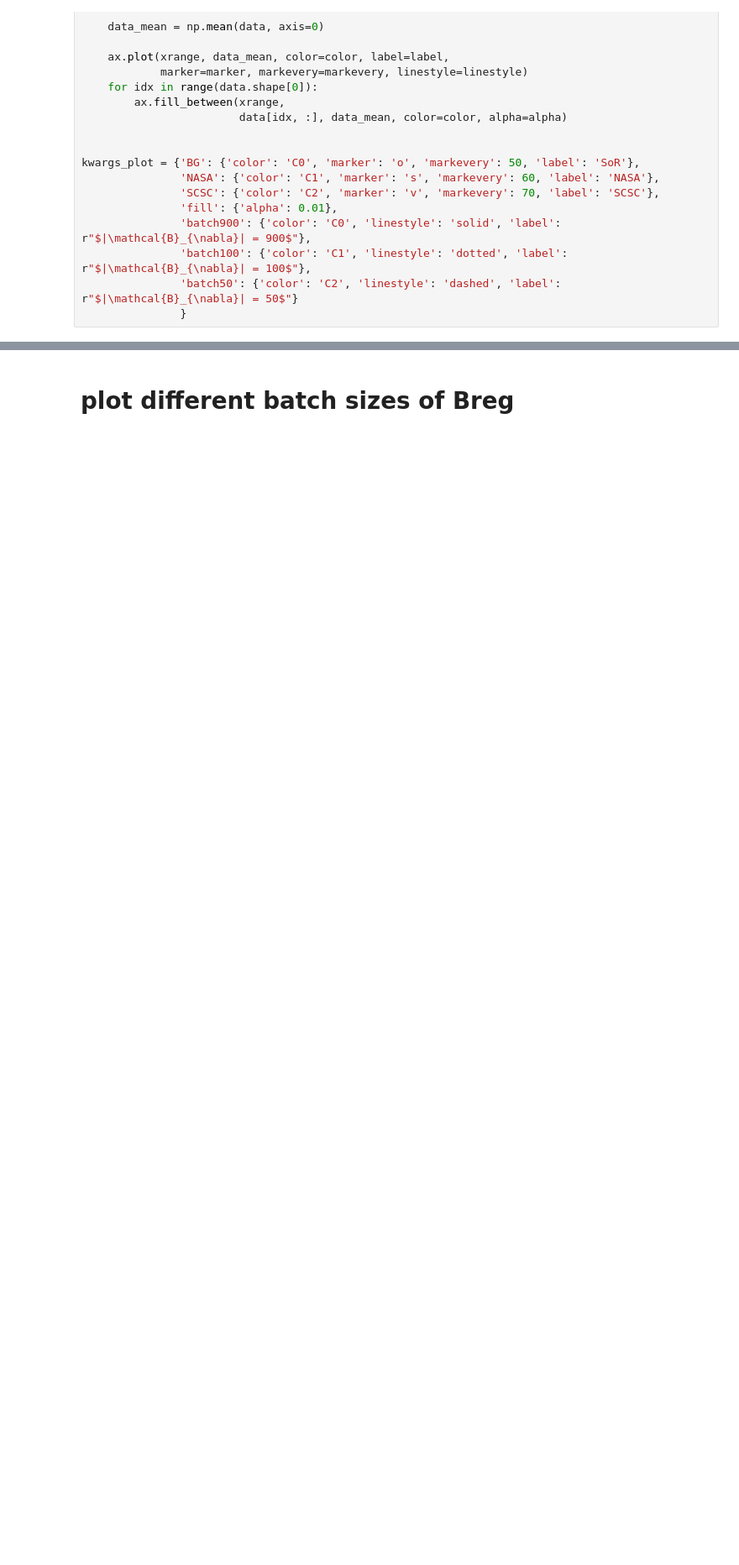
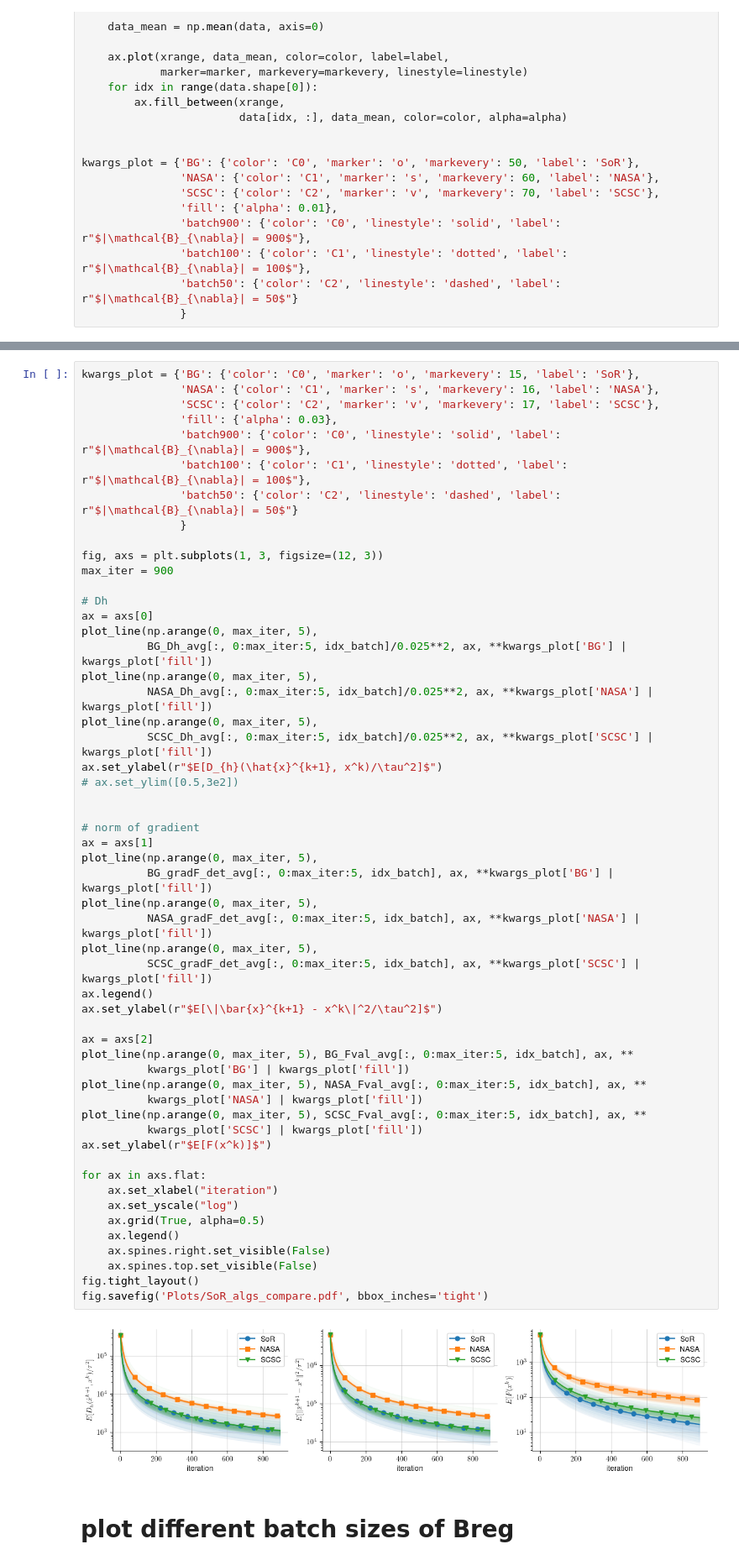
Before and after one commit to samdavanloo/BSC, a Jupyter notebook: SoR/SoR_plot.ipynb, the cells around one changed output, grey strips where cells are left out. Shown at 84% size. Drawn from its saved outputs; the diff is of its cells as text; blank space fills up the shorter version.

```diff
--- a/SoR/SoR_plot.ipynb
+++ b/SoR/SoR_plot.ipynb
@@ -183,2 +209,58 @@ for idx_batch in range(1):
+# %%
+kwargs_plot = {'BG': {'color': 'C0', 'marker': 'o', 'markevery': 15, 'label': 'SoR'},
+               'NASA': {'color': 'C1', 'marker': 's', 'markevery': 16, 'label': 'NASA'},
+               'SCSC': {'color': 'C2', 'marker': 'v', 'markevery': 17, 'label': 'SCSC'},
+               'fill': {'alpha': 0.03},
+               'batch900': {'color': 'C0', 'linestyle': 'solid', 'label': r"$|\mathcal{B}_{\nabla}| = 900$"},
+               'batch100': {'color': 'C1', 'linestyle': 'dotted', 'label': r"$|\mathcal{B}_{\nabla}| = 100$"},
+               'batch50': {'color': 'C2', 'linestyle': 'dashed', 'label': r"$|\mathcal{B}_{\nabla}| = 50$"}
+               }
+
+fig, axs = plt.subplots(1, 3, figsize=(12, 3))
+max_iter = 900
+
+# Dh
+ax = axs[0]
+plot_line(np.arange(0, max_iter, 5),
+          BG_Dh_avg[:, 0:max_iter:5, idx_batch]/0.025**2, ax, **kwargs_plot['BG'] | kwargs_plot['fill'])
+plot_line(np.arange(0, max_iter, 5),
+          NASA_Dh_avg[:, 0:max_iter:5, idx_batch]/0.025**2, ax, **kwargs_plot['NASA'] | kwargs_plot['fill'])
+plot_line(np.arange(0, max_iter, 5),
+          SCSC_Dh_avg[:, 0:max_iter:5, idx_batch]/0.025**2, ax, **kwargs_plot['SCSC'] | kwargs_plot['fill'])
+ax.set_ylabel(r"$E[D_{h}(\hat{x}^{k+1}, x^k)/\tau^2]$")
+# ax.set_ylim([0.5,3e2])
+
+
+# norm of gradient
+ax = axs[1]
+plot_line(np.arange(0, max_iter, 5),
+          BG_gradF_det_avg[:, 0:max_iter:5, idx_batch], ax, **kwargs_plot['BG'] | kwargs_plot['fill'])
+plot_line(np.arange(0, max_iter, 5),
+          NASA_gradF_det_avg[:, 0:max_iter:5, idx_batch], ax, **kwargs_plot['NASA'] | kwargs_plot['fill'])
+plot_line(np.arange(0, max_iter, 5),
+          SCSC_gradF_det_avg[:, 0:max_iter:5, idx_batch], ax, **kwargs_plot['SCSC'] | kwargs_plot['fill'])
+ax.legend()
+ax.set_ylabel(r"$E[\|\bar{x}^{k+1} - x^k\|^2/\tau^2]$")
+
+ax = axs[2]
+plot_line(np.arange(0, max_iter, 5), BG_Fval_avg[:, 0:max_iter:5, idx_batch], ax, **
+          kwargs_plot['BG'] | kwargs_plot['fill'])
+plot_line(np.arange(0, max_iter, 5), NASA_Fval_avg[:, 0:max_iter:5, idx_batch], ax, **
+          kwargs_plot['NASA'] | kwargs_plot['fill'])
+plot_line(np.arange(0, max_iter, 5), SCSC_Fval_avg[:, 0:max_iter:5, idx_batch], ax, **
+          kwargs_plot['SCSC'] | kwargs_plot['fill'])
+ax.set_ylabel(r"$E[F(x^k)]$")
+
+for ax in axs.flat:
+    ax.set_xlabel("iteration")
+    ax.set_yscale("log")
+    ax.grid(True, alpha=0.5)
+    ax.legend()
+    ax.spines.right.set_visible(False)
+    ax.spines.top.set_visible(False)
+fig.tight_layout()
+fig.savefig('Plots/SoR_algs_compare.pdf', bbox_inches='tight')
+# %% [output]
+[figure, added]
 # %% [markdown]
 # plot different batch sizes of Breg
```
Also changed, not shown: parts of 7 cells of this notebook, 9 other files.
